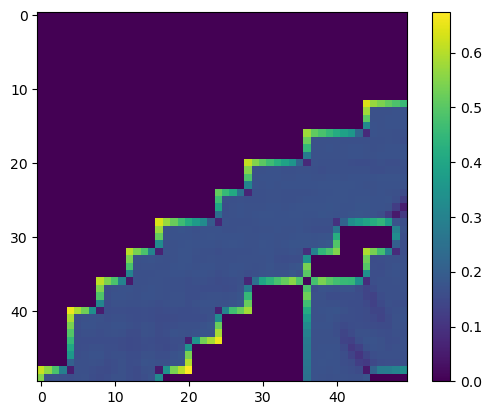
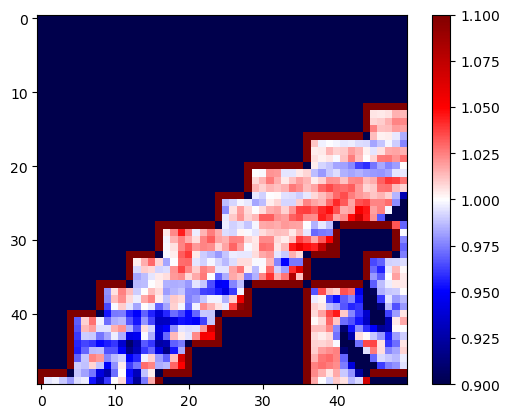
Unified diff of the notebook cell whose output changed from the first chart to the second:
--- before
+++ after
@@ -1,2 +1,2 @@
-plt.imshow(grad_array[128, 50:100, 50:100])
+plt.imshow(grad_array[128, 50:100, 50:100]/4, vmin=.9, vmax=1.1, cmap='seismic')
 plt.colorbar()

Commit: grad